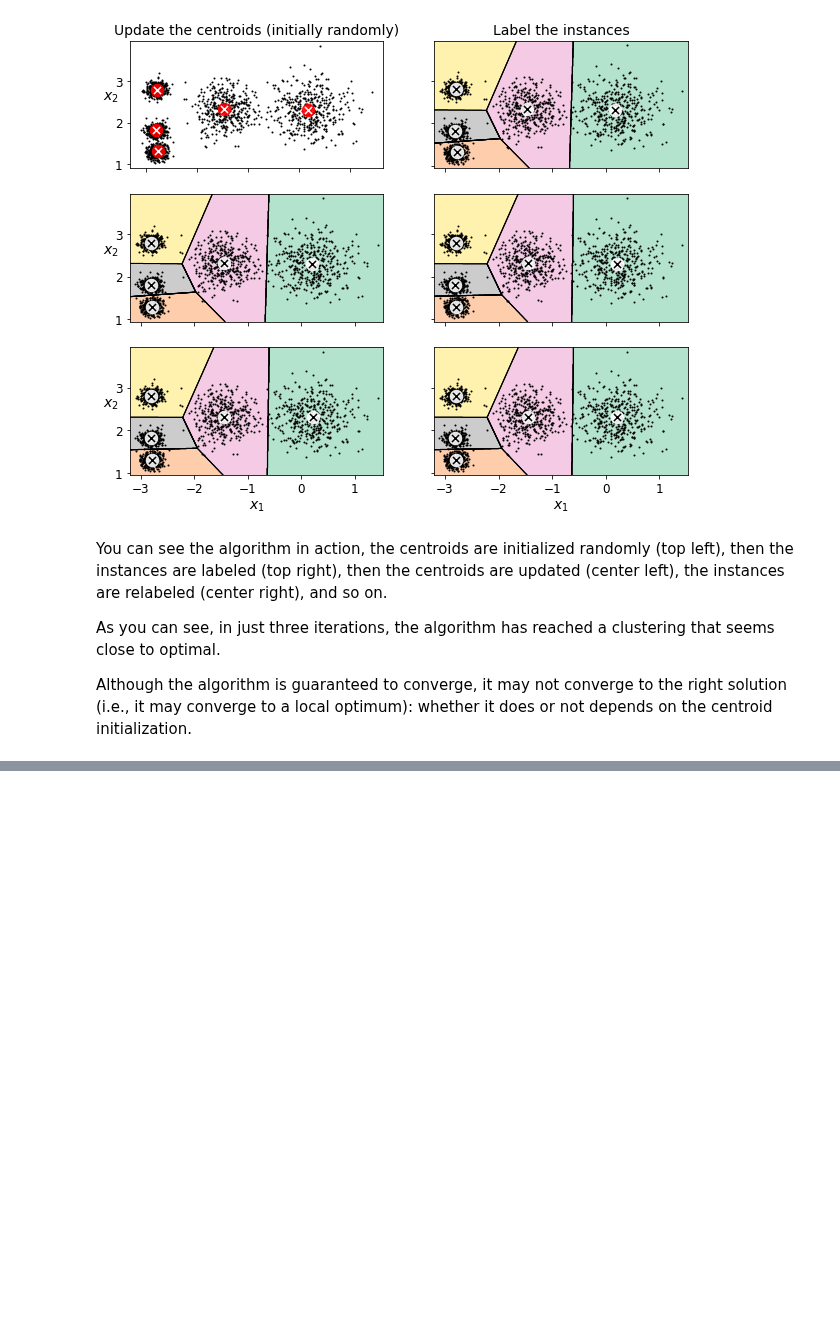
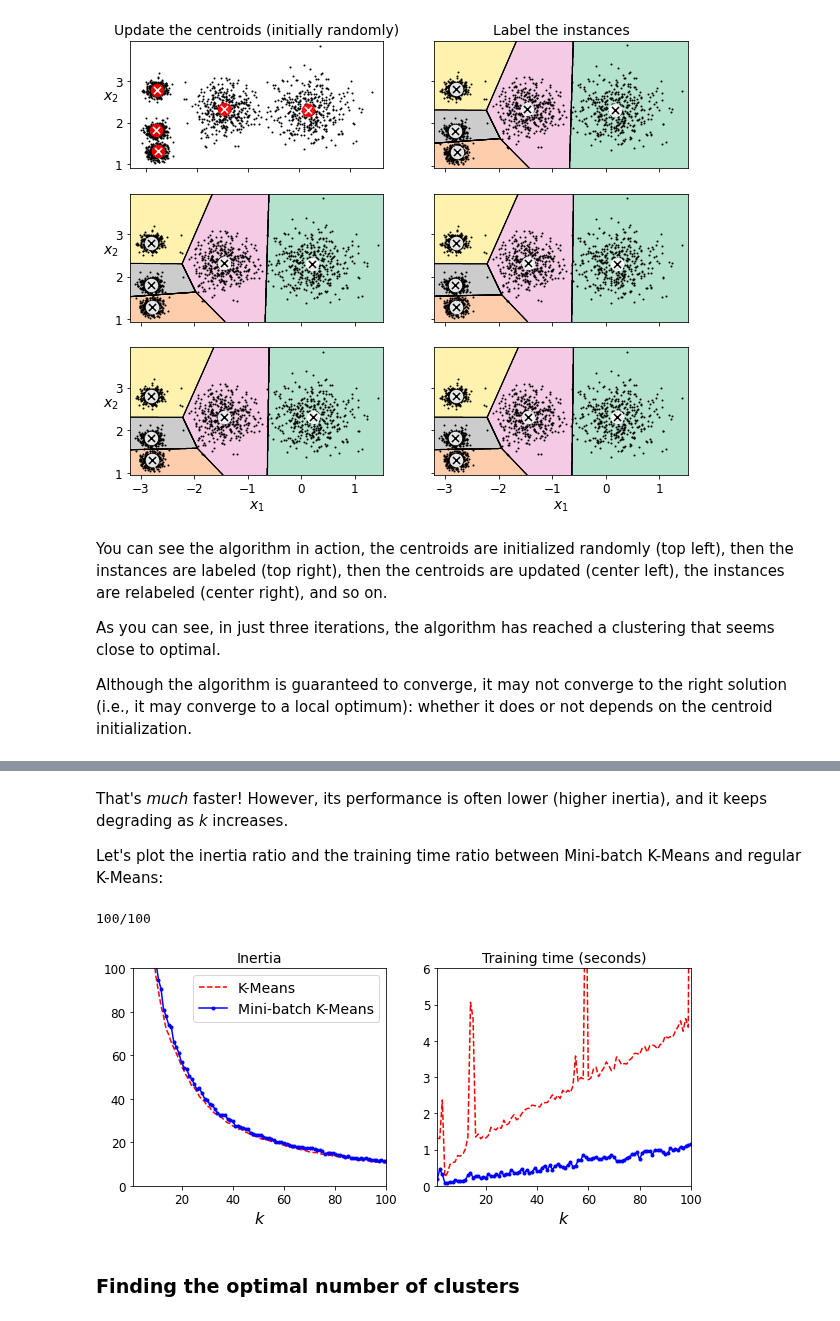
Before and after one commit to rahiakela/machine-learning-research-and-practice, a Jupyter notebook: hands-on-machine-learning-with-scikit-learn-keras-and-tensorflow/9-unsupervised-learning-techniques/01_clustering_fundamental.ipynb, the cells around one changed output, grey strips where cells are left out. Cells and saved outputs as stored; diff of their text form; code cells hidden in the pictures; blank space fills up the shorter version.

```diff
--- a/hands-on-machine-learning-with-scikit-learn-keras-and-tensorflow/9-unsupervised-learning-techniques/01_clustering_fundamental.ipynb
+++ b/hands-on-machine-learning-with-scikit-learn-keras-and-tensorflow/9-unsupervised-learning-techniques/01_clustering_fundamental.ipynb
@@ -383,0 +516,7 @@ the centroid initialization.
+# %%
+filename = "my_mnist.data"
+m, n = 50000, 28*28
+x_mm = np.memmap(filename, dtype="float32", mode="write", shape=(m, n))
+# %%
+minibatch_kmeans = MiniBatchKMeans(n_clusters=10, batch_size=10, random_state=42)
+minibatch_kmeans.fit(x_mm)
@@ -383,0 +529,3 @@ the centroid initialization.
+# %%
+def load_next_batch(batch_size):
+    return X[np.random.choice(len(X), batch_size, replace=False)]
@@ -383,0 +578,43 @@ the centroid initialization.
+# %% [markdown]
+That's *much* faster! However, its performance is often lower (higher inertia), and it keeps degrading as _k_ increases.
+
+Let's plot the inertia ratio and the training time ratio between Mini-batch K-Means and regular K-Means:
+# %%
+times = np.empty((100, 2))
+inertias = np.empty((100, 2))
+for k in range(1, 101):
+    kmeans = KMeans(n_clusters=k, random_state=42)
+    minibatch_kmeans = MiniBatchKMeans(n_clusters=k, random_state=42)
+    print("\r{}/{}".format(k, 100), end="")
+    times[k-1, 0] = timeit("kmeans.fit(X)", number=10, globals=globals())
+    times[k-1, 1]  = timeit("minibatch_kmeans.fit(X)", number=10, globals=globals())
+    inertias[k-1, 0] = kmeans.inertia_
+    inertias[k-1, 1] = minibatch_kmeans.inertia_
+# %% [output]
+100/100
+# %%
+plt.figure(figsize=(10,4))
+
+plt.subplot(121)
+plt.plot(range(1, 101), inertias[:, 0], "r--", label="K-Means")
+plt.plot(range(1, 101), inertias[:, 1], "b.-", label="Mini-batch K-Means")
+plt.xlabel("$k$", fontsize=16)
+#plt.ylabel("Inertia", fontsize=14)
+plt.title("Inertia", fontsize=14)
+plt.legend(fontsize=14)
+plt.axis([1, 100, 0, 100])
+
+plt.subplot(122)
+plt.plot(range(1, 101), times[:, 0], "r--", label="K-Means")
+plt.plot(range(1, 101), times[:, 1], "b.-", label="Mini-batch K-Means")
+plt.xlabel("$k$", fontsize=16)
+#plt.ylabel("Training time (seconds)", fontsize=14)
+plt.title("Training time (seconds)", fontsize=14)
+plt.axis([1, 100, 0, 6])
+#plt.legend(fontsize=14)
+
+plt.show()
+# %% [output]
+[figure, added]
+# %% [markdown]
+### Finding the optimal number of clusters
```
Also changed, not shown: parts of 42 cells of this notebook.
